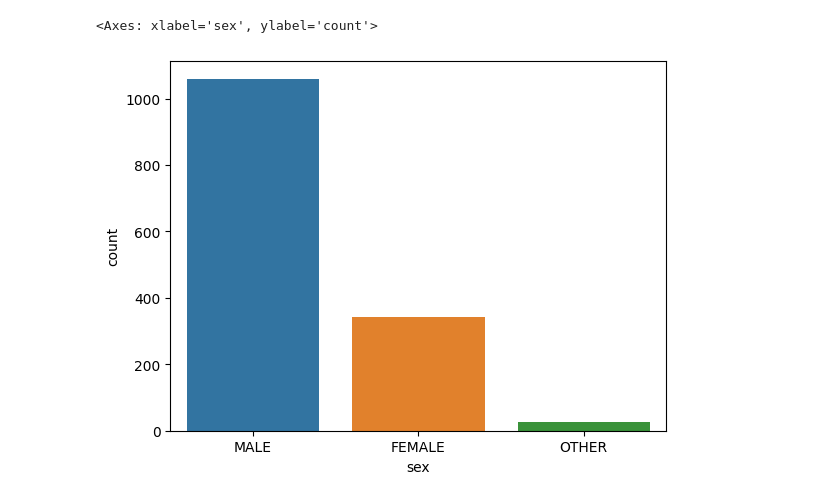
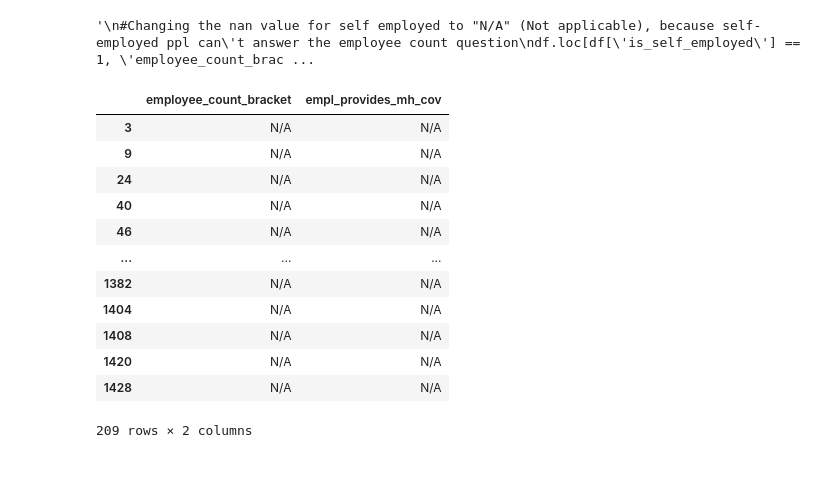
Before and after one commit to kasvoy/KaggleLearning, a Jupyter notebook: mental_health/mental_health.ipynb, the cells around one changed output. Saved outputs shown, nothing was run; the diff lists cells and outputs as text; code cells hidden in the pictures; blank space fills up the shorter version.

```diff
--- a/mental_health/mental_health.ipynb
+++ b/mental_health/mental_health.ipynb
@@ -98,5 +224,14 @@ df.head()
-# %%
-sns.countplot(x=df['sex'])
-# %% [output]
-<Axes: xlabel='sex', ylabel='count'>
-[figure, removed]
+# %%
+"""
+#Changing the nan value for self employed to "N/A" (Not applicable), because self-employed ppl can't answer the employee count question
+df.loc[df['is_self_employed'] == 1, 'employee_count_bracket'] = df.loc[df['is_self_employed'] == 1, 'employee_count_bracket'].fillna("N/A")
+
+#same for employer provided insurance
+df.loc[df['is_self_employed'] == 1, 'empl_provides_mh_cov']   = df.loc[df['is_self_employed'] == 1, 'empl_provides_mh_cov'].fillna("N/A")
+
+#same for whether the company is tech
+df.loc[df['is_self_employed'] == 1, 'is_tech_org']            = df.loc[df['is_self_employed'] == 1, 'is_tech_org'].fillna("N/A")
+
+"""
+# %% [output]
+'\n#Changing the nan value for self employed to "N/A" (Not applicable), because self-employed ppl can\'t answer the employee count question\ndf.loc[df[\'is_self_employed\'] == 1, \'employee_count_brac ...
@@ -102,0 +240,16 @@ sns.countplot(x=df['sex'])
+# %%
+df.loc[df['is_self_employed'] == 1, ['employee_count_bracket', 'empl_provides_mh_cov']]
+# %% [output]
+|  | employee_count_bracket | empl_provides_mh_cov |
+| 3 | N/A | N/A |
+| 9 | N/A | N/A |
+| 24 | N/A | N/A |
+| 40 | N/A | N/A |
+| 46 | N/A | N/A |
+| ... | ... | ... |
+| 1382 | N/A | N/A |
+| 1404 | N/A | N/A |
+| 1408 | N/A | N/A |
+| 1420 | N/A | N/A |
+| 1428 | N/A | N/A |
+209 rows × 2 columns
```
Also changed, not shown: parts of 28 cells of this notebook.
